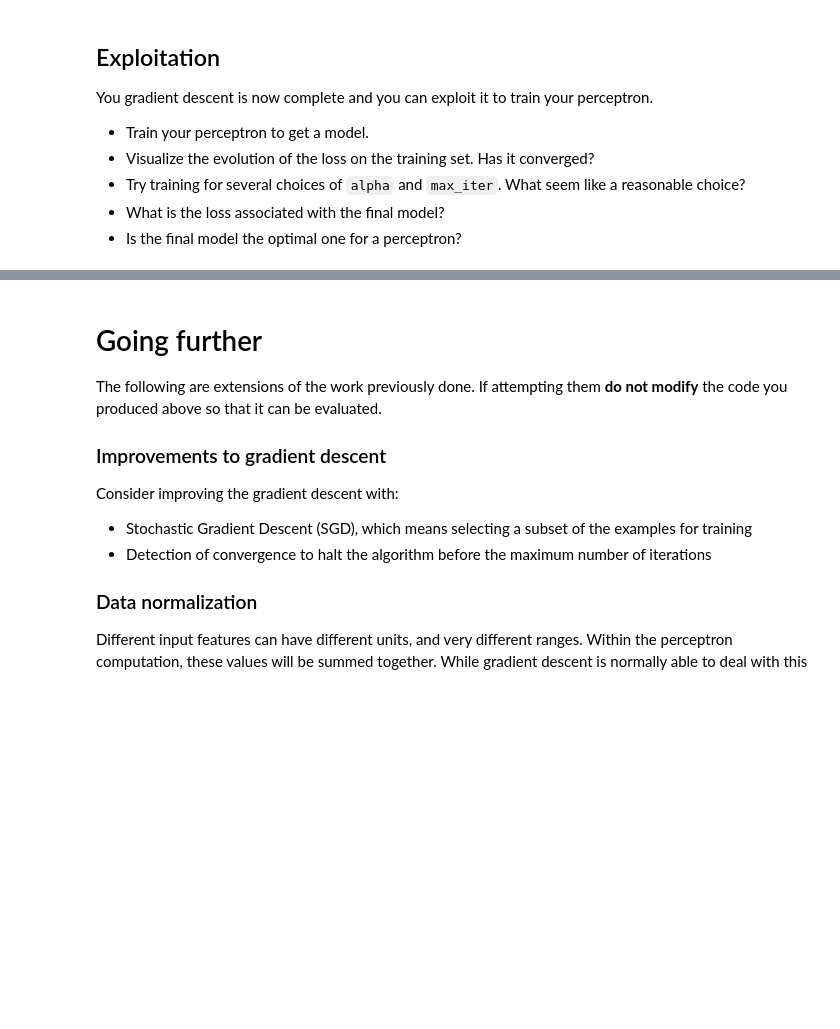
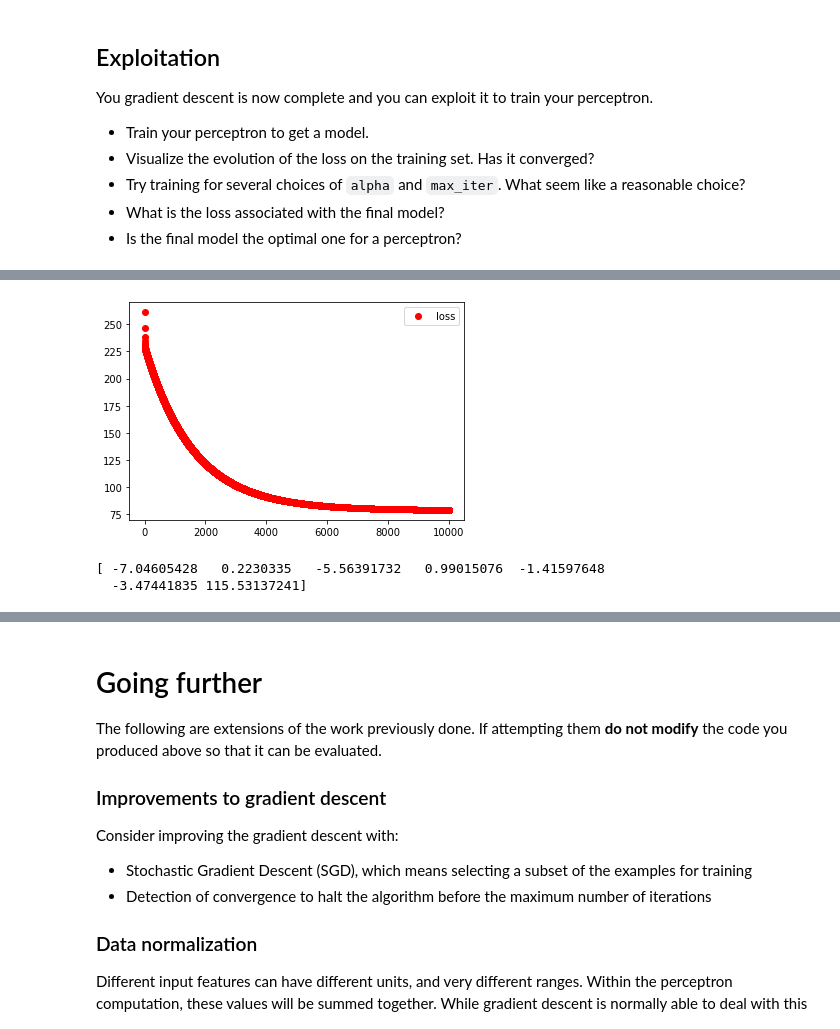
Before and after one commit to ToTTToR/TPML, a Jupyter notebook: TP2/perceptron.ipynb, the cells around one changed output, grey strips where cells are left out. Saved outputs shown, nothing was run; the diff lists cells and outputs as text; code cells hidden in the pictures; blank space fills up the shorter version.

```diff
--- a/TP2/perceptron.ipynb
+++ b/TP2/perceptron.ipynb
@@ -105,0 +166,5 @@ def emp_loss(w, X, Y):
+# %%
+def emp_loss(W, X, Y):
+    return sum([loss(W, X[i], Y[i]) for i in range(len(X))]) / len(X)
+
+emp_loss(W,X,Y)
@@ -111,8 +180,14 @@ A gradient update is of the form: $w \gets w + dw$
 - Complete the function below so that it computes the $dw$ term (the 'update') based on a set of examples `(X, Y)` the step (`alpha`)
 
 If you are not sure about the gradient computation, check out the [perceptron slides](https://moodle.insa-toulouse.fr/pluginfile.php/120391/mod_resource/content/1/cm1.pdf) on [Moodle](https://moodle.insa-toulouse.fr/course/view.php?id=1822) (in particular, slide 26). Make sure this computation is clear to you!
-# %%
-def compute_update(w, X, Y, alpha):
-    pass
-
-compute_update(w, X, Y, alpha = 10e-7)
+# %%
+def compute_update(W, X, Y, alpha):
+
+    dw = []
+    for i in range(len(W)):
+        dw += [alpha * sum([(Y[j]-h(W,X[j]))*X[j,i] for j in range(len(X))])]
+
+    dw = np.array(dw)
+    return W + dw
+
+compute_update(W, X, Y, alpha = 10e-7)
@@ -130,3 +207,24 @@ def descent(w_init, X, Y, alpha, max_iter):
+# %%
+def descent(w_init, X, Y, alpha, max_iter):
+
+    nb_iter = 0
+    w2 = compute_update(w_init,X,Y,alpha)
+    loss = []
+
+    while(nb_iter < max_iter):
+        w2 = compute_update(w2,X,Y,alpha)
+        nb_iter += 1
+
+        # Affichage de la loss
+        loss += [emp_loss(w2,X,Y)]
+
+
+    num_samples_to_plot = len(loss)
+    plt.plot(loss[:num_samples_to_plot], 'ro', label='loss')
+    plt.legend()
+    print("Loss : ", loss[-1])
+
+    return w2
 # %% [markdown]
 ## Exploitation
 
@@ -141,0 +238,3 @@ You gradient descent is now complete and you can exploit it to train your percep
+# %%
+W_trained = descent(W, X, Y, 10e-5, 10000)
+# %% [output]
@@ -141,0 +242,6 @@ You gradient descent is now complete and you can exploit it to train your percep
+[figure, added]
+# %%
+print(W_trained)
+# %% [output]
+[ -7.04605428   0.2230335   -5.56391732   0.99015076  -1.41597648
+  -3.47441835 115.53137241]
```
Also changed, not shown: parts of 30 cells of this notebook, 3 other files.
